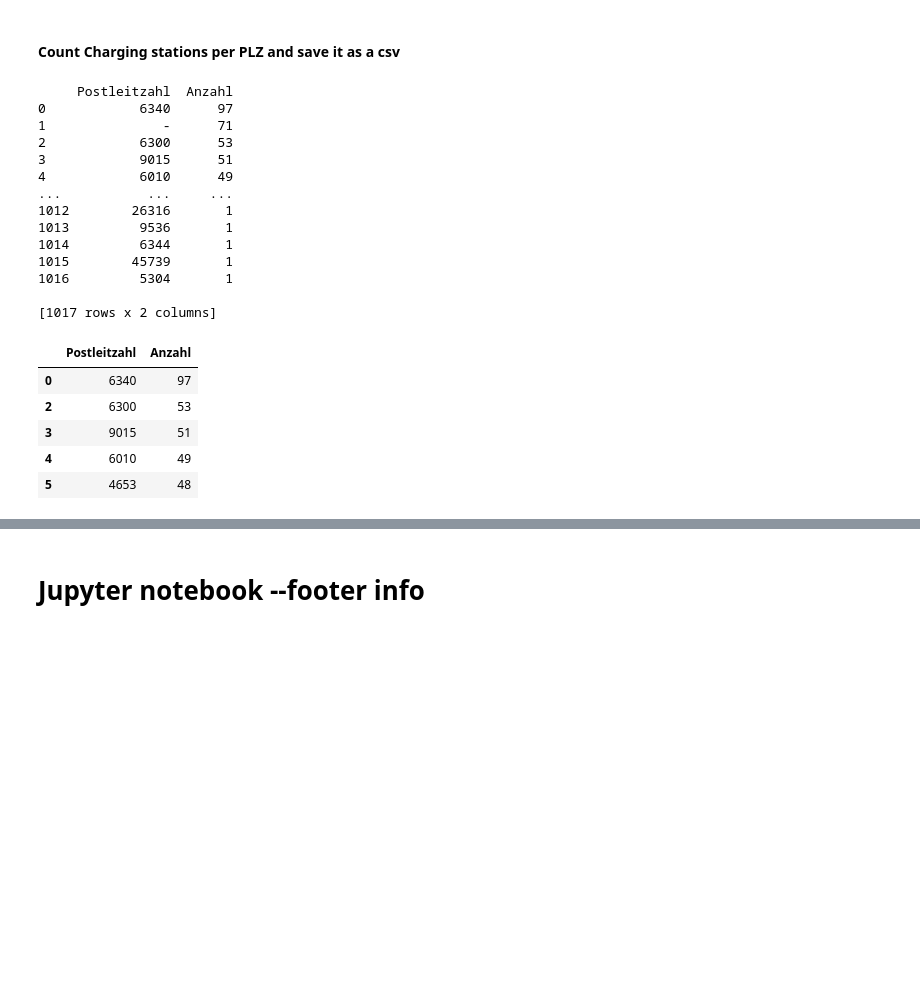
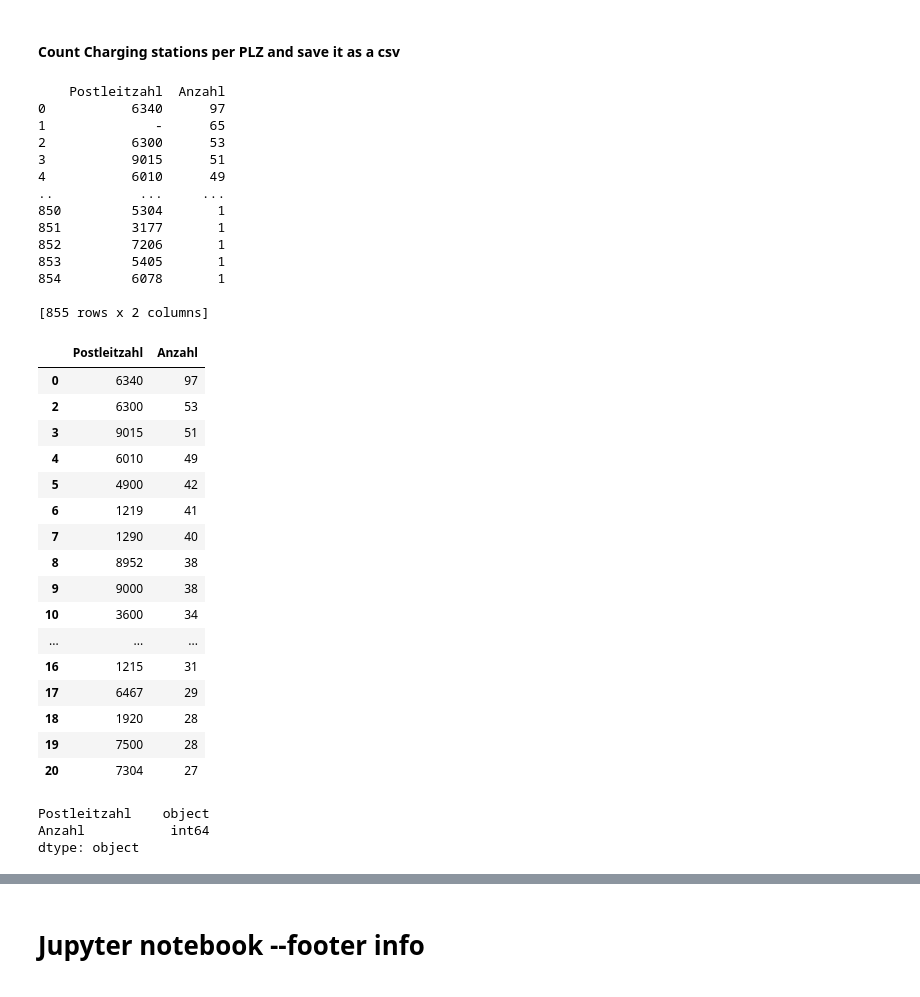
Before and after one commit to jk019/DA_LN_neues_Github, a Jupyter notebook: Datenaufbereitungen/Ladestellen_Datenaufbereitung.ipynb, the cells around one changed output, grey strips where cells are left out. Drawn from its saved outputs; the diff is of its cells as text; code cells hidden in the pictures; blank space fills up the shorter version.

```diff
--- a/Datenaufbereitungen/Ladestellen_Datenaufbereitung.ipynb
+++ b/Datenaufbereitungen/Ladestellen_Datenaufbereitung.ipynb
@@ -244,6 +244,8 @@ df
 | 7108 | 47.392556 | 8.160158 | Lenzburg | CHE | 5600 | Rastplatz Lenzburg A1 | eCarUp |
 | 7109 | 47.392556 | 8.160158 | Lenzburg | CHE | 5600 | Rastplatz Lenzburg A1 | eCarUp |
 7110 rows × 7 columns
+# %%
+df = df[df['Country'] == 'CHE']
 # %% [markdown]
 df.rename({'PLZ4': 'X', 'b': 'Y'}, axis=1, inplace=True)
 # %% [markdown]
@@ -277,27 +279,44 @@ df.to_csv('../Ausgabedateien/locations_Ladestationen.csv')
 ladestellen_pro_gemeinde = df['PostalCode'].value_counts().rename_axis('Postleitzahl').reset_index(name='Anzahl')
 print (ladestellen_pro_gemeinde)
 # %% [output]
-     Postleitzahl  Anzahl
-0            6340      97
-1               -      71
-2            6300      53
-3            9015      51
-4            6010      49
-...           ...     ...
-1012        26316       1
-1013         9536       1
-1014         6344       1
-1015        45739       1
-1016         5304       1
+    Postleitzahl  Anzahl
+0           6340      97
+1              -      65
+2           6300      53
+3           9015      51
+4           6010      49
+..           ...     ...
+850         5304       1
+851         3177       1
+852         7206       1
+853         5405       1
+854         6078       1
 
-[1017 rows x 2 columns]
+[855 rows x 2 columns]
 # %%
-ladestellen_pro_gemeinde = ladestellen_pro_gemeinde.drop(labels=1, axis=0)
-ladestellen_pro_gemeinde.head()
+ladestellen_pro_gemeinde = ladestellen_pro_gemeinde.drop(labels=1, axis=0) #drops the empty column
+ladestellen_pro_gemeinde.head(20)
 # %% [output]
 |  | Postleitzahl | Anzahl |
 | 0 | 6340 | 97 |
 | 2 | 6300 | 53 |
 | 3 | 9015 | 51 |
 | 4 | 6010 | 49 |
-| 5 | 4653 | 48 |
+| 5 | 4900 | 42 |
+| 6 | 1219 | 41 |
+| 7 | 1290 | 40 |
+| 8 | 8952 | 38 |
+| 9 | 9000 | 38 |
+| 10 | 3600 | 34 |
+| ... | ... | ... |
+| 16 | 1215 | 31 |
+| 17 | 6467 | 29 |
+| 18 | 1920 | 28 |
+| 19 | 7500 | 28 |
+| 20 | 7304 | 27 |
+# %%
+print(ladestellen_pro_gemeinde.dtypes)
+# %% [output]
+Postleitzahl    object
+Anzahl           int64
+dtype: object
```
Also changed, not shown: parts of 13 cells of this notebook, 6 other files.
